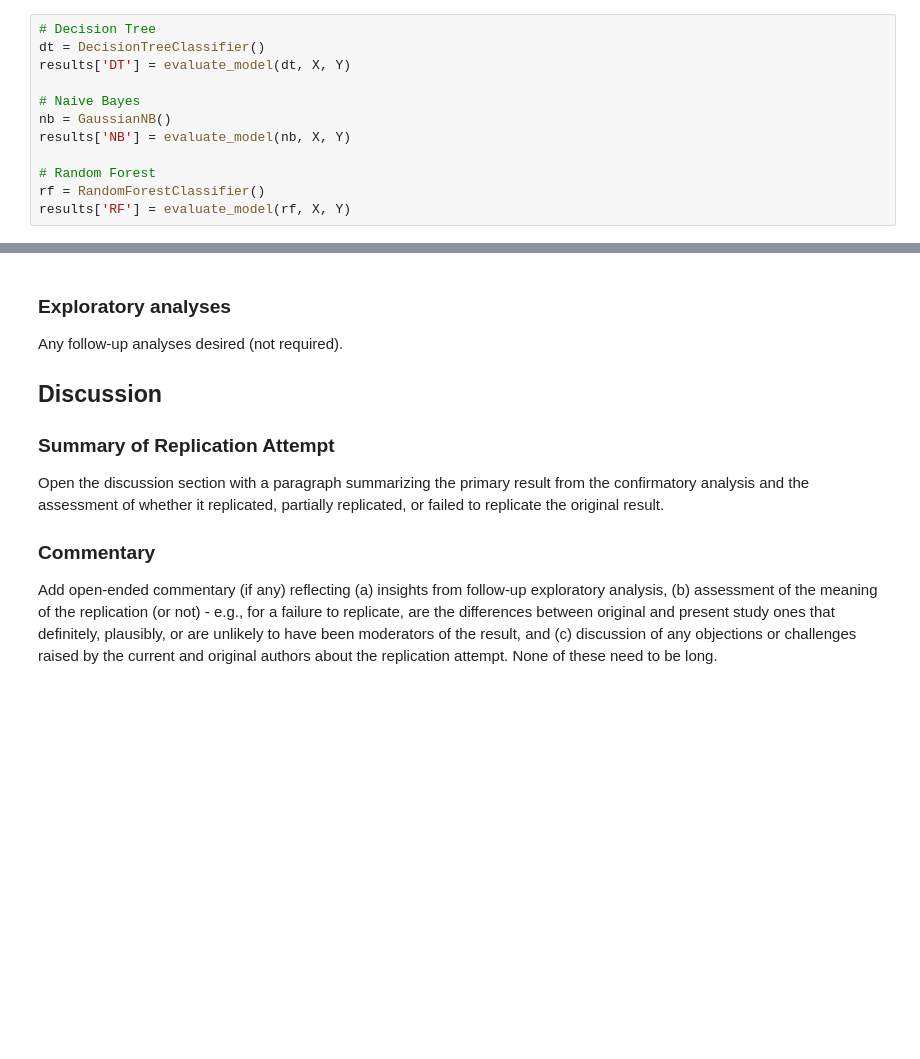
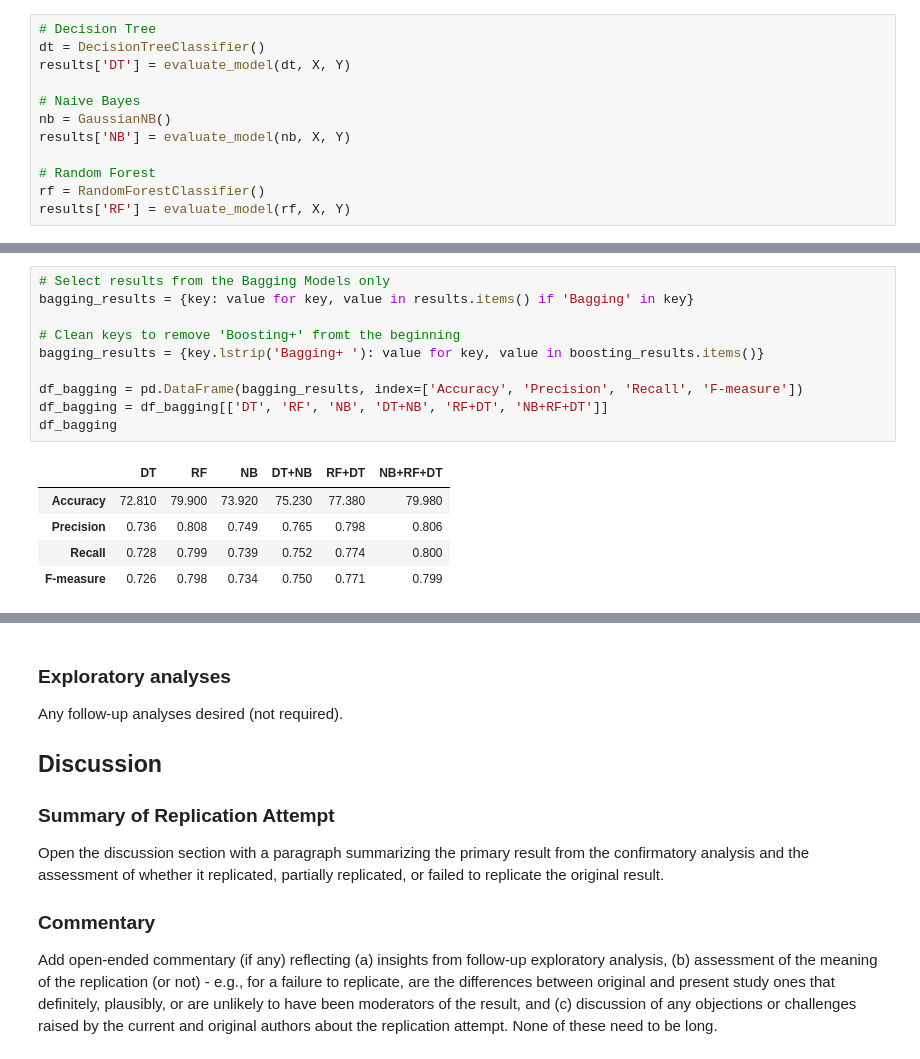
Before and after one commit to ucsd-psych201a/alsulami2023, a Jupyter notebook: writeup/Reproducibility Report.ipynb, the cells around one changed output, grey strips where cells are left out. Drawn from its saved outputs; the diff is of its cells as text; blank space fills up the shorter version.

```diff
--- a/writeup/Reproducibility Report.ipynb
+++ b/writeup/Reproducibility Report.ipynb
@@ -673,0 +673,16 @@ results
+# %%
+# Select results from the Bagging Models only
+bagging_results = {key: value for key, value in results.items() if 'Bagging' in key}
+
+# Clean keys to remove 'Boosting+' fromt the beginning
+bagging_results = {key.lstrip('Bagging+ '): value for key, value in boosting_results.items()}
+
+df_bagging = pd.DataFrame(bagging_results, index=['Accuracy', 'Precision', 'Recall', 'F-measure'])
+df_bagging = df_bagging[['DT', 'RF', 'NB', 'DT+NB', 'RF+DT', 'NB+RF+DT']]
+df_bagging
+# %% [output]
+|  | DT | RF | NB | DT+NB | RF+DT | NB+RF+DT |
+| Accuracy | 72.810 | 79.900 | 73.920 | 75.230 | 77.380 | 79.980 |
+| Precision | 0.736 | 0.808 | 0.749 | 0.765 | 0.798 | 0.806 |
+| Recall | 0.728 | 0.799 | 0.739 | 0.752 | 0.774 | 0.800 |
+| F-measure | 0.726 | 0.798 | 0.734 | 0.750 | 0.771 | 0.799 |
```
Also changed, not shown: parts of 33 cells of this notebook, 4 other files.
